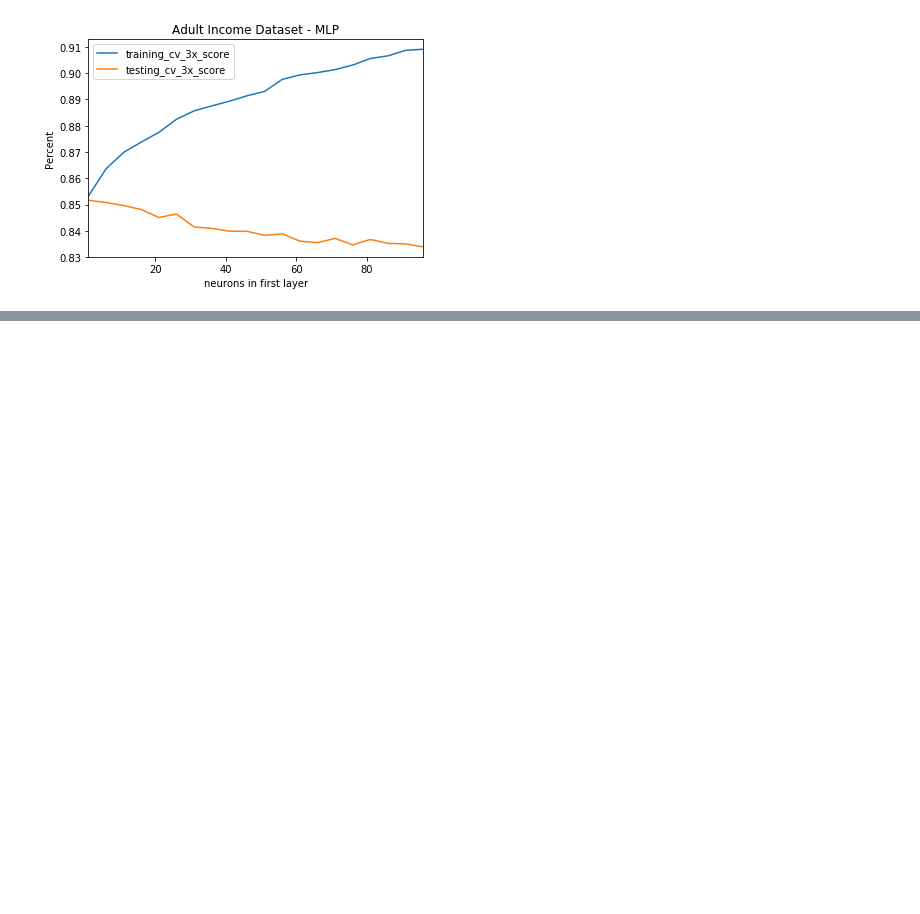
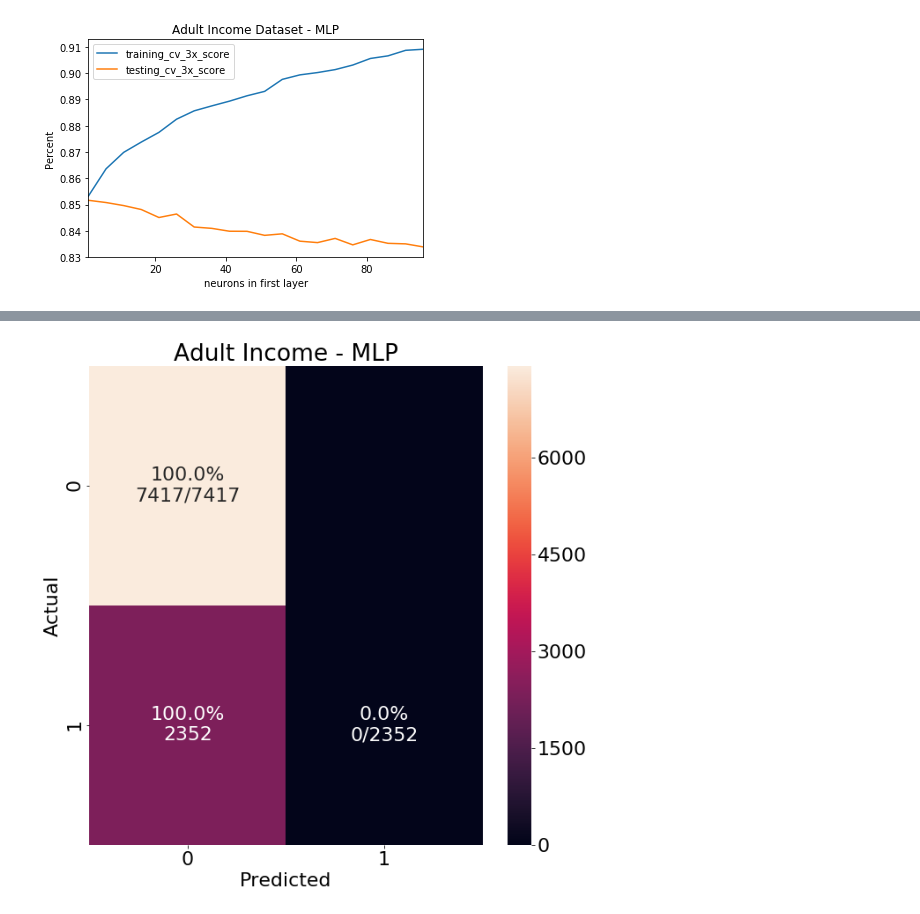
Before and after one commit to jonhilgart22/gatech_machine_learning, a Jupyter notebook: problem set 1/neural_networks.ipynb, the cells around one changed output, grey strips where cells are left out. Cells and saved outputs as stored; diff of their text form; code cells hidden in the pictures; blank space fills up the shorter version.

```diff
--- a/problem set 1/neural_networks.ipynb
+++ b/problem set 1/neural_networks.ipynb
@@ -222,0 +207,4 @@ a_grid_search.best_params_
+# %%
+best_adult_mlp = MLPClassifier(activation='logistic', hidden_layer_sizes=(10), learning_rate='adaptive')
+# %%
+best_adult_mlp.fit(adult_trgX, adult_trgY)
@@ -411,0 +632,4 @@ Text(0.5, 0, 'neurons in first layer')
+# %%
+cm_analysis(adult_tstY, best_adult_mlp.predict(adult_tstX), best_adult_mlp.classes_, 'Adult Income - MLP')
+# %% [output]
+[figure, added]
```
Also changed, not shown: parts of 19 cells of this notebook, 2 other files.
